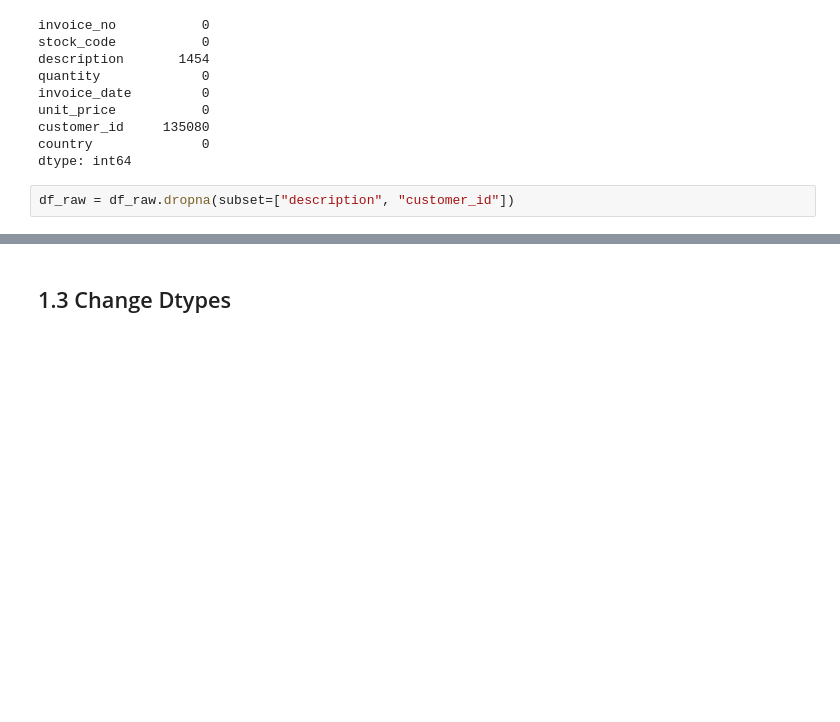
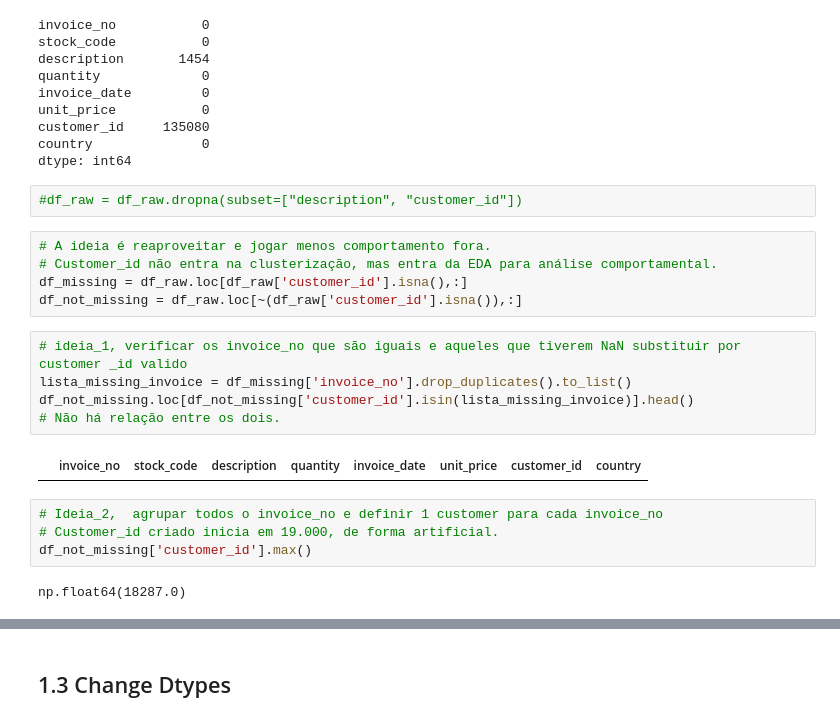
Before and after one commit to Gabrielnbr/Fidelidade-Classificacao, a Jupyter notebook: notebooks/1.0.descricao_dados.ipynb, the cells around one changed output, grey strips where cells are left out. Saved outputs shown, nothing was run; the diff lists cells and outputs as text; blank space fills up the shorter version.

```diff
--- a/notebooks/1.0.descricao_dados.ipynb
+++ b/notebooks/1.0.descricao_dados.ipynb
@@ -76,4 +76,22 @@ customer_id     135080
 country              0
 dtype: int64
 # %%
-df_raw = df_raw.dropna(subset=["description", "customer_id"])
+#df_raw = df_raw.dropna(subset=["description", "customer_id"])
+# %%
+# A ideia é reaproveitar e jogar menos comportamento fora.
+# Customer_id não entra na clusterização, mas entra da EDA para análise comportamental.
+df_missing = df_raw.loc[df_raw['customer_id'].isna(),:]
+df_not_missing = df_raw.loc[~(df_raw['customer_id'].isna()),:]
+# %%
+# ideia_1, verificar os invoice_no que são iguais e aqueles que tiverem NaN substituir por customer _id valido
+lista_missing_invoice = df_missing['invoice_no'].drop_duplicates().to_list()
+df_not_missing.loc[df_not_missing['customer_id'].isin(lista_missing_invoice)].head()
+# Não há relação entre os dois.
+# %% [output]
+|  | invoice_no | stock_code | description | quantity | invoice_date | unit_price | customer_id | country |
+# %%
+# Ideia_2,  agrupar todos o invoice_no e definir 1 customer para cada invoice_no
+# Customer_id criado inicia em 19.000, de forma artificial.
+df_not_missing['customer_id'].max()
+# %% [output]
+np.float64(18287.0)
```
Also changed, not shown: parts of 19 cells of this notebook, 1 other file.
